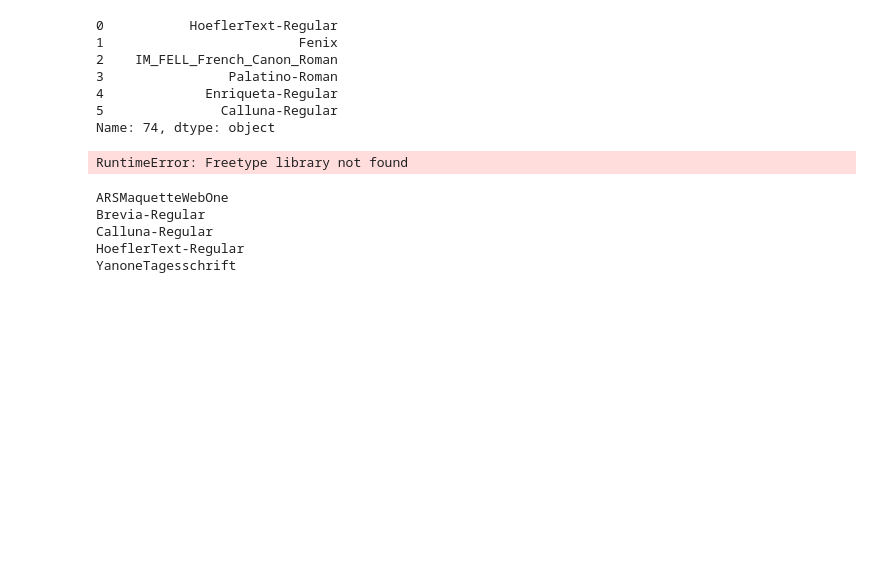
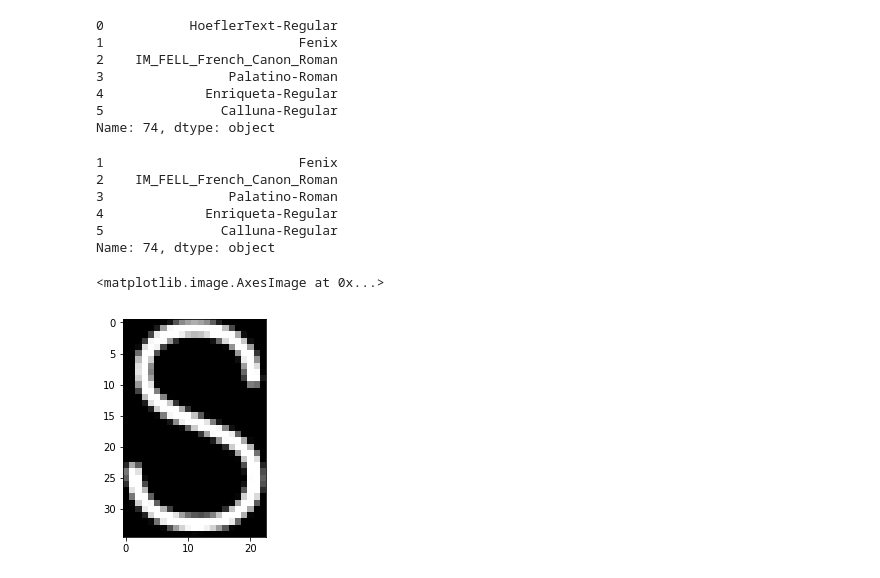
Before and after one commit to ahorjia/FontClassifier, a Jupyter notebook: Features/Features.ipynb, the cells around one changed output. Cells and saved outputs as stored; diff of their text form; code cells hidden in the pictures; blank space fills up the shorter version.

Commit message:
Added some font comparison

```diff
--- a/Features/Features.ipynb
+++ b/Features/Features.ipynb
@@ -383,29 +396,44 @@ Name: 74, dtype: object
+# %%
+similarity['HoeflerText-Regular']
+# %% [output]
+1                         Fenix
+2    IM_FELL_French_Canon_Roman
+3                Palatino-Roman
+4             Enriqueta-Regular
+5               Calluna-Regular
+Name: 74, dtype: object
+# %%
+win_font_dir = '/Users/aghor/Dropbox/MyFonts/'
+mac_font_dir = '/Users/ali/Dropbox/MyFonts/'
+
+font_dir = mac_font_dir
 # %%
-import freetype
-face = freetype.Face("Vera.ttf")
-face.set_char_size( 48*64 )
-face.load_char('S')
-bitmap = face.glyph.bitmap
-print bitmap.buffer
+def render_letter(font, letter):
+    font_path = os.path.join(font_dir, font)
+    face = freetype.Face(font_path)
+    face.set_char_size( 48*64 )
+    face.load_char(letter)
+    bitmap = face.glyph.bitmap
+
+    arr = np.asarray(bitmap.buffer).reshape(bitmap.rows, bitmap.width)
+    return arr
-# %% [output]
-RuntimeError: Freetype library not found
+# %%
+arr = render_letter('TextMeOne-Regular.ttf', 'S')
+imshow(arr, cmap='gray')
+# %% [output]
+<matplotlib.image.AxesImage at 0x...>
+[figure, added]
 # %%
-import os
+# import os
 
-def find(name, path):
-    for root, dirs, files in os.walk(path):
-        if name in files:
-            return os.path.join(root, name)
+# def find(name, path):
+#     for root, dirs, files in os.walk(path):
+#         if name in files:
+#             return os.path.join(root, name)
 
-notFound = []
-for font in fonts:
-    if not find(font + '.ttf','/Users/aghor/Dropbox/MyFonts/'):
-        if not find(font + '.otf','/Users/aghor/Dropbox/MyFonts/'):
-            notFound.append(font)
-            print font
+# notFound = []
+# for font in fonts:
+#     if not find(font + '.ttf', path):
+#         if not find(font + '.otf', path):
+#             notFound.append(font)
+#             print font
-# %% [output]
-ARSMaquetteWebOne
-Brevia-Regular
-Calluna-Regular
-HoeflerText-Regular
-YanoneTagesschrift
```
Also changed, not shown: parts of 18 cells of this notebook.
